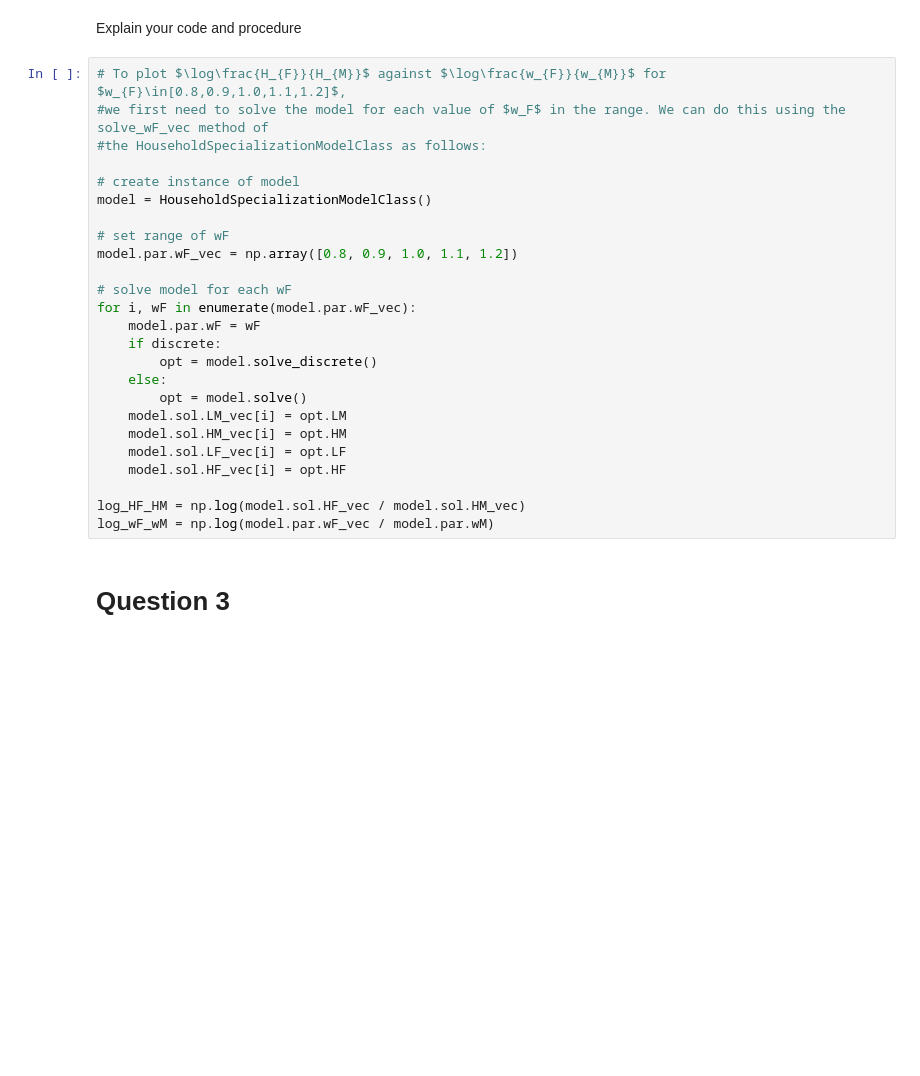
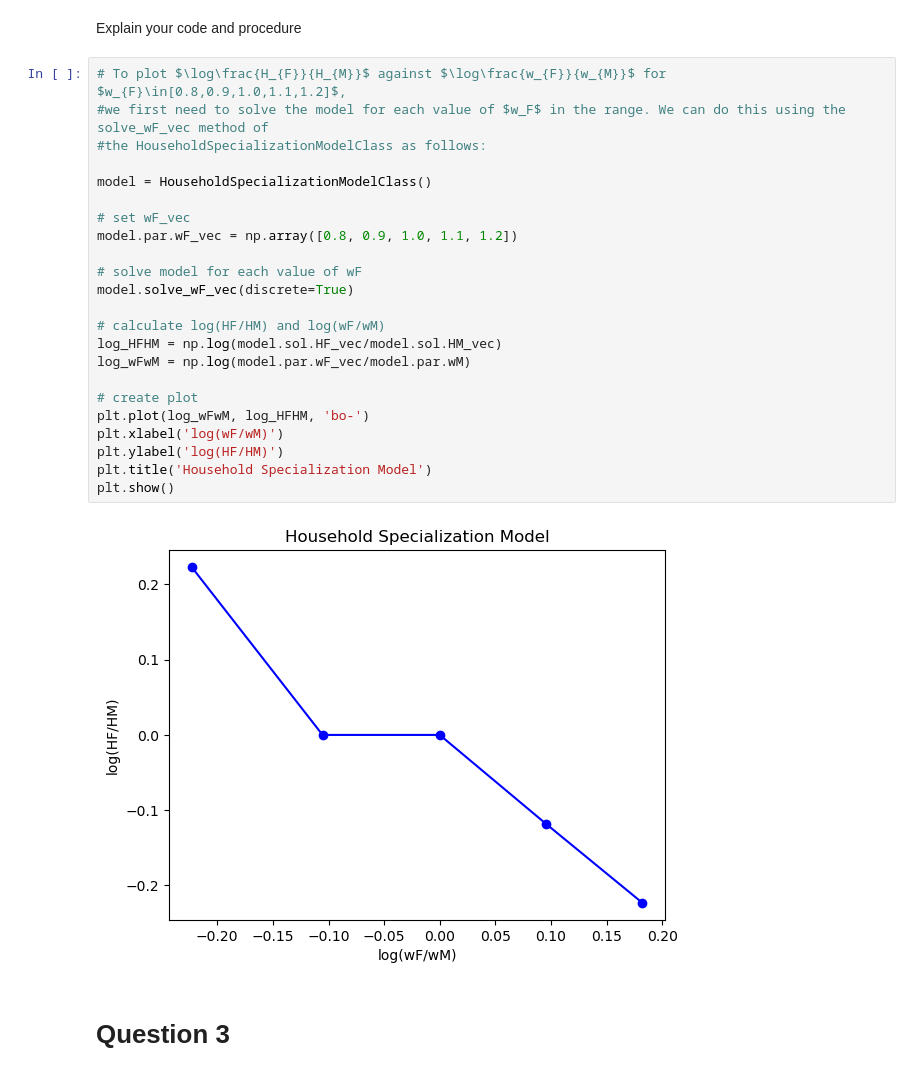
Before and after one commit to NumEconCopenhagen/projects-2023-it-hurts-when-ip, a Jupyter notebook: inauguralproject/inauguralproject.ipynb, the cells around one changed output. Saved outputs shown, nothing was run; the diff lists cells and outputs as text; blank space fills up the shorter version.

Commit message:
solve_wf_vec

```diff
--- a/inauguralproject/inauguralproject.ipynb
+++ b/inauguralproject/inauguralproject.ipynb
@@ -77,28 +77,28 @@ Explain your code and procedure
 # %%
 # To plot $\log\frac{H_{F}}{H_{M}}$ against $\log\frac{w_{F}}{w_{M}}$ for $w_{F}\in[0.8,0.9,1.0,1.1,1.2]$,
 #we first need to solve the model for each value of $w_F$ in the range. We can do this using the solve_wF_vec method of
 #the HouseholdSpecializationModelClass as follows:
 
-# create instance of model
 model = HouseholdSpecializationModelClass()
 
-# set range of wF
+# set wF_vec
 model.par.wF_vec = np.array([0.8, 0.9, 1.0, 1.1, 1.2])
 
-# solve model for each wF
-for i, wF in enumerate(model.par.wF_vec):
-    model.par.wF = wF
-    if discrete:
-        opt = model.solve_discrete()
-    else:
-        opt = model.solve()
-    model.sol.LM_vec[i] = opt.LM
-    model.sol.HM_vec[i] = opt.HM
-    model.sol.LF_vec[i] = opt.LF
-    model.sol.HF_vec[i] = opt.HF
+# solve model for each value of wF
+model.solve_wF_vec(discrete=True)
 
-log_HF_HM = np.log(model.sol.HF_vec / model.sol.HM_vec)
-log_wF_wM = np.log(model.par.wF_vec / model.par.wM)
+# calculate log(HF/HM) and log(wF/wM)
+log_HFHM = np.log(model.sol.HF_vec/model.sol.HM_vec)
+log_wFwM = np.log(model.par.wF_vec/model.par.wM)
+
+# create plot
+plt.plot(log_wFwM, log_HFHM, 'bo-')
+plt.xlabel('log(wF/wM)')
+plt.ylabel('log(HF/HM)')
+plt.title('Household Specialization Model')
+plt.show()
+# %% [output]
+[figure, added]
 # %% [markdown]
 # Question 3
 # %% [markdown]
```
Also changed, not shown: parts of 1 cell of this notebook, 1 other file.
